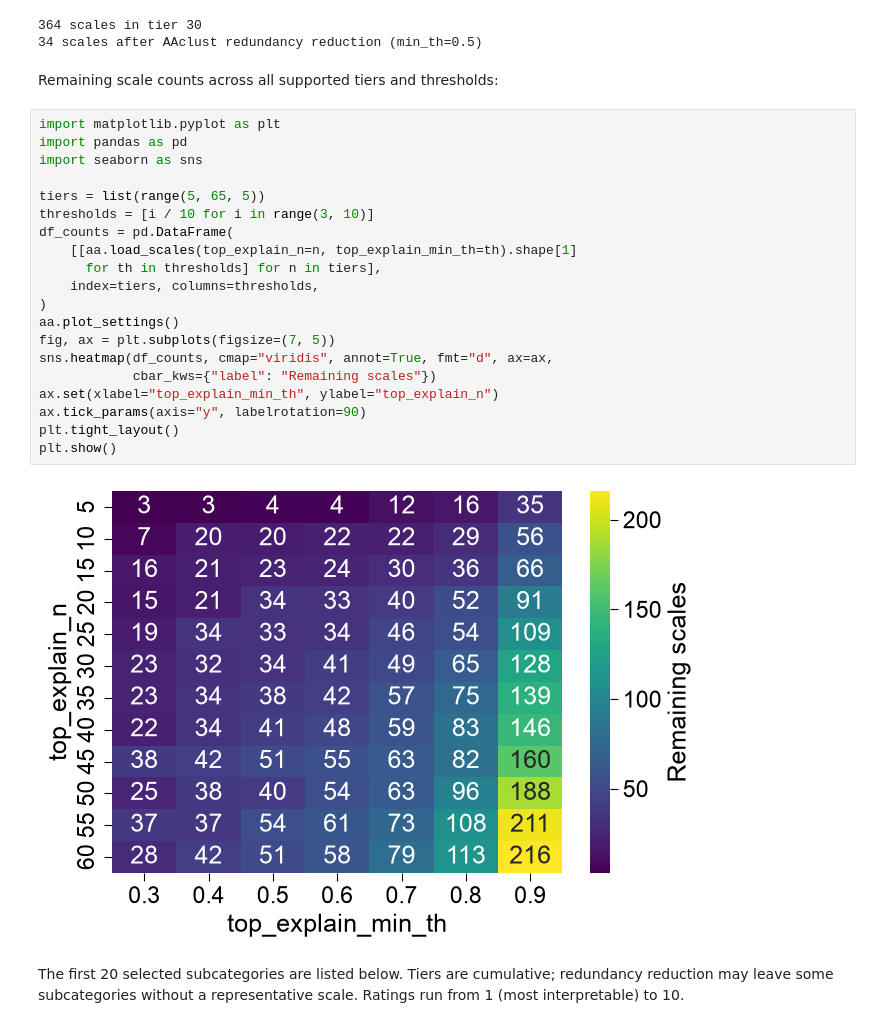
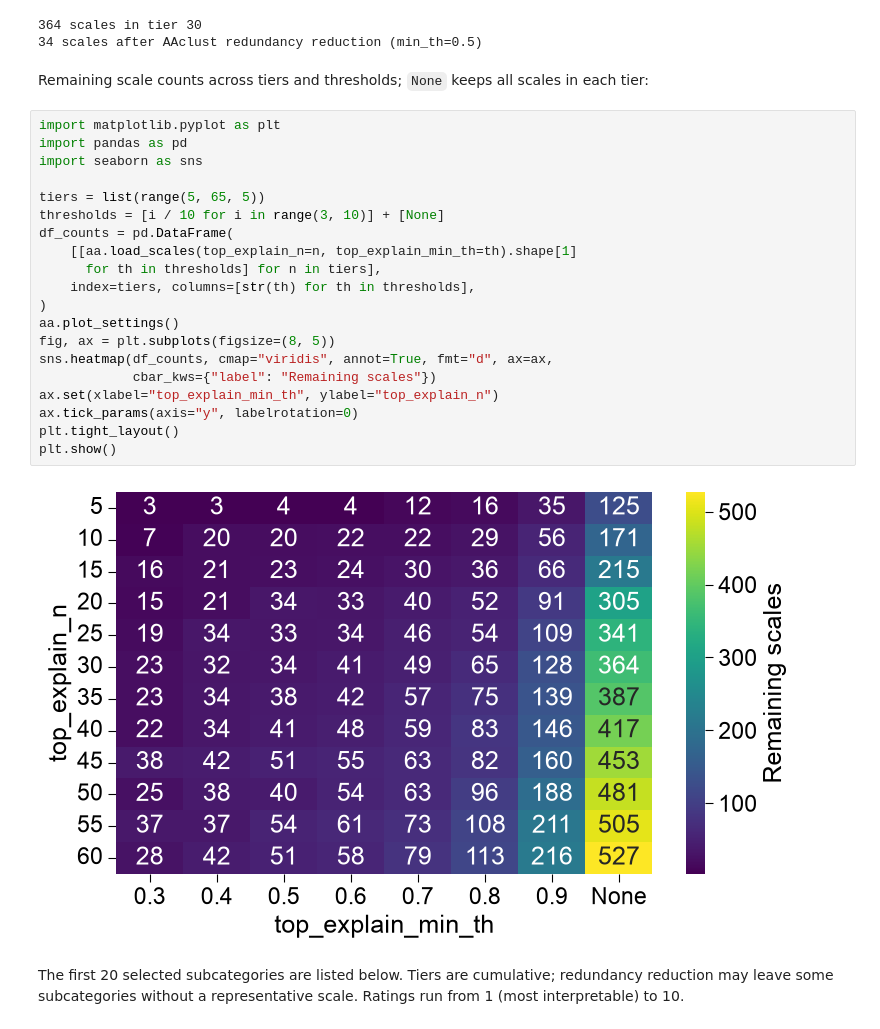
Before and after one commit to breimanntools/aaanalysis, a Jupyter notebook: examples/data_handling/load_scales.ipynb, the cells around one changed output. Drawn from its saved outputs; the diff is of its cells as text.

Commit message:
docs: add unreduced scale counts and horizontal heatmap labels

```diff
--- a/examples/data_handling/load_scales.ipynb
+++ b/examples/data_handling/load_scales.ipynb
@@ -201,29 +201,29 @@ print(n_reduced, "scales after AAclust redundancy reduction (min_th=0.5)")
 364 scales in tier 30
 34 scales after AAclust redundancy reduction (min_th=0.5)
 # %% [markdown]
-Remaining scale counts across all supported tiers and thresholds:
+Remaining scale counts across tiers and thresholds; ``None`` keeps all scales in each tier:
 # %%
 import matplotlib.pyplot as plt
 import pandas as pd
 import seaborn as sns
 
 tiers = list(range(5, 65, 5))
-thresholds = [i / 10 for i in range(3, 10)]
+thresholds = [i / 10 for i in range(3, 10)] + [None]
 df_counts = pd.DataFrame(
     [[aa.load_scales(top_explain_n=n, top_explain_min_th=th).shape[1]
       for th in thresholds] for n in tiers],
-    index=tiers, columns=thresholds,
+    index=tiers, columns=[str(th) for th in thresholds],
 )
 aa.plot_settings()
-fig, ax = plt.subplots(figsize=(7, 5))
+fig, ax = plt.subplots(figsize=(8, 5))
 sns.heatmap(df_counts, cmap="viridis", annot=True, fmt="d", ax=ax,
             cbar_kws={"label": "Remaining scales"})
 ax.set(xlabel="top_explain_min_th", ylabel="top_explain_n")
-ax.tick_params(axis="y", labelrotation=90)
+ax.tick_params(axis="y", labelrotation=0)
 plt.tight_layout()
 plt.show()
 # %% [output]
-[figure, old version]
+[figure, new version]
 # %% [markdown]
 The first 20 selected subcategories are listed below. Tiers are cumulative; redundancy reduction
 may leave some subcategories without a representative scale. Ratings run from 1 (most interpretable) to 10.
```
